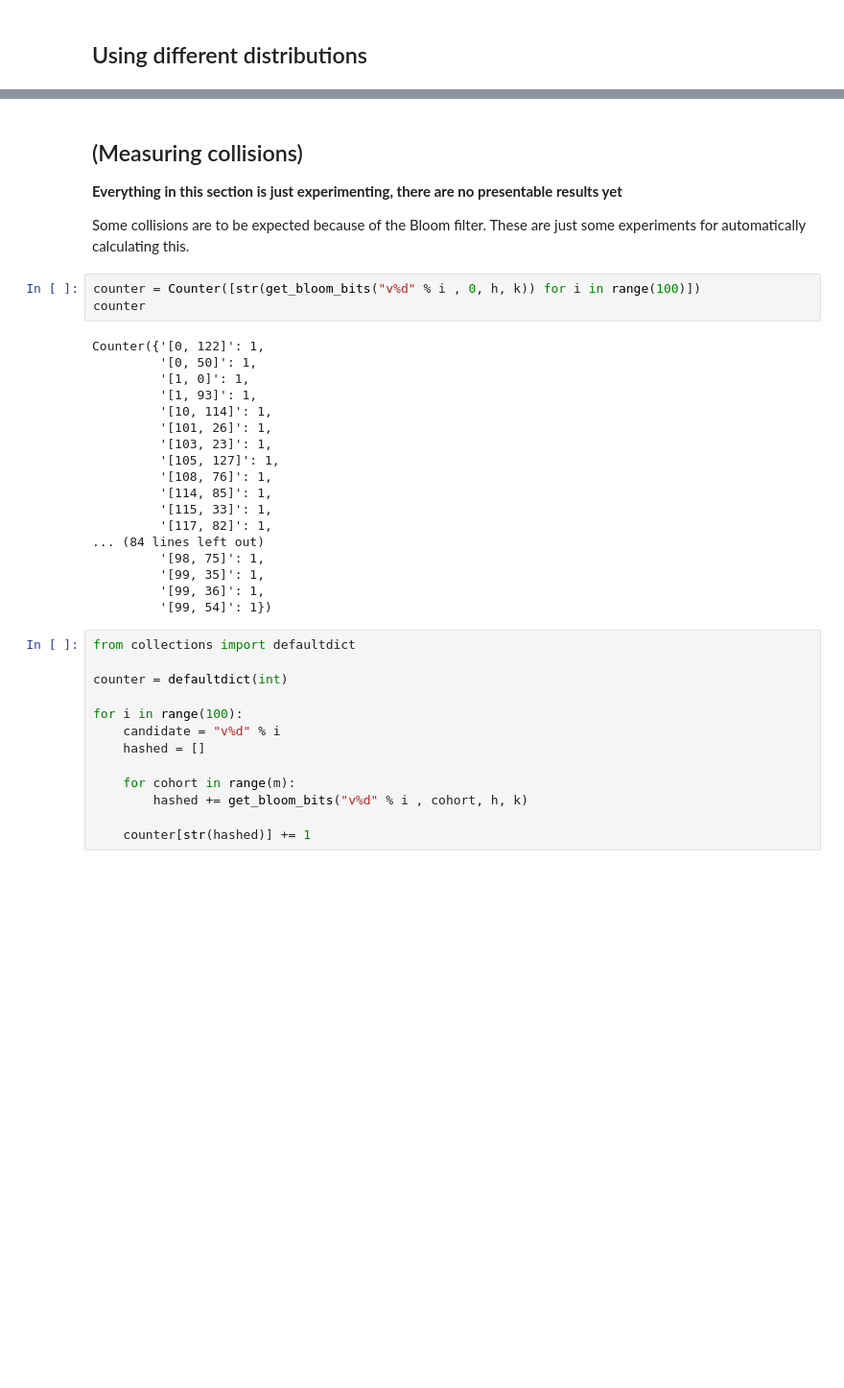
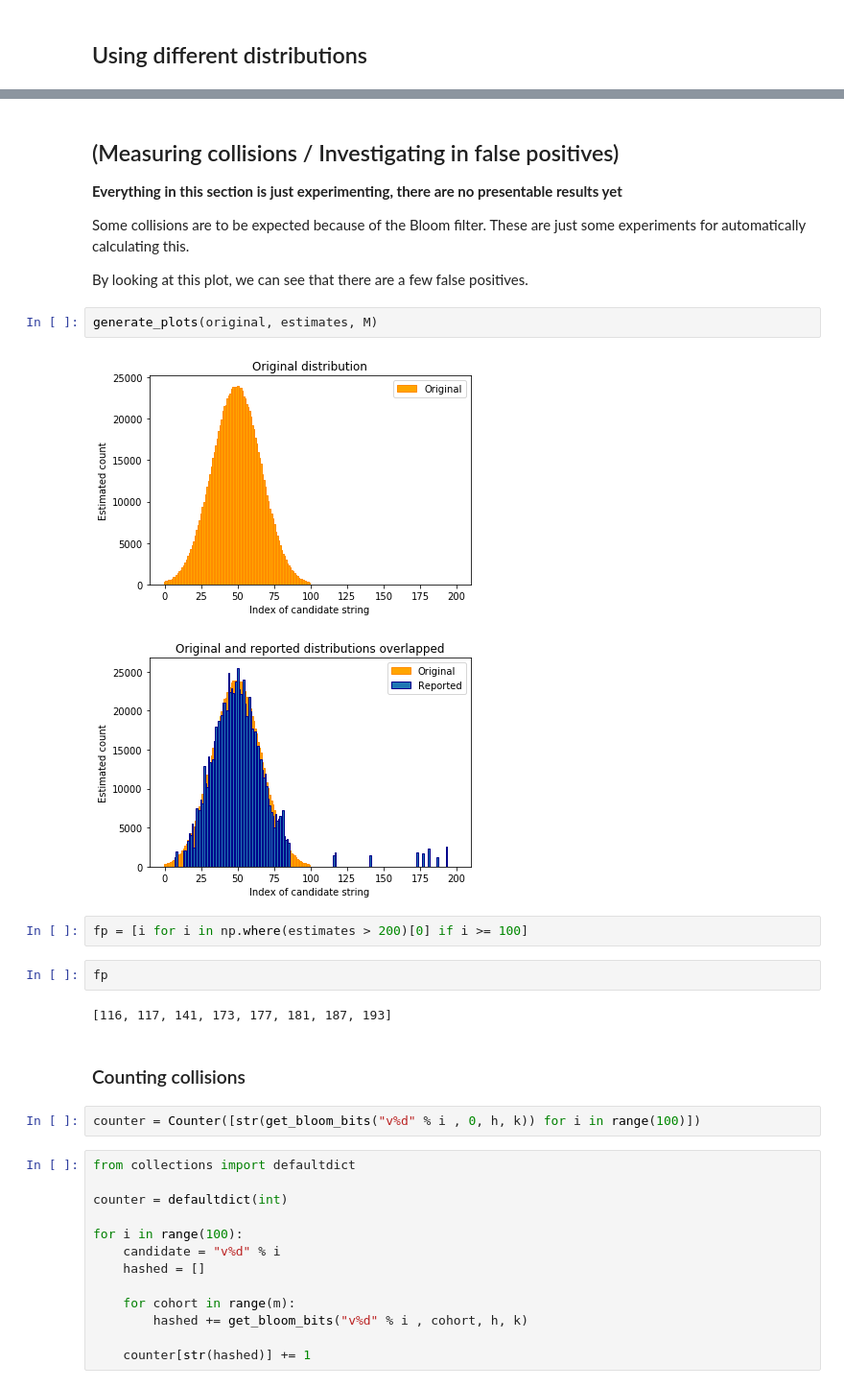
Before and after one commit to mozilla/rappor-aggregator, a Jupyter notebook: RAPPOR.ipynb, the cells around one changed output, grey strips where cells are left out. Shown at 96% size. Saved outputs shown, nothing was run; the diff lists cells and outputs as text; blank space fills up the shorter version.

```diff
--- a/RAPPOR.ipynb
+++ b/RAPPOR.ipynb
@@ -875,32 +875,28 @@ for distribution in distributions:
 [figure]
 ... (33 outputs left out)
 # %% [markdown]
-## (Measuring collisions)
+## (Measuring collisions / Investigating in false positives)
 
 **Everything in this section is just experimenting, there are no presentable results yet**
 
 Some collisions are to be expected because of the Bloom filter. These are just some experiments for automatically calculating this.
+
+By looking at this plot, we can see that there are a few false positives.
+# %%
+generate_plots(original, estimates, M)
+# %% [output]
+[figure, added]
+[figure, added]
+# %%
+fp = [i for i in np.where(estimates > 200)[0] if i >= 100]
+# %%
+fp
+# %% [output]
+[116, 117, 141, 173, 177, 181, 187, 193]
+# %% [markdown]
+### Counting collisions
 # %%
 counter = Counter([str(get_bloom_bits("v%d" % i , 0, h, k)) for i in range(100)])
-counter
-# %% [output]
-Counter({'[0, 122]': 1,
-         '[0, 50]': 1,
-         '[1, 0]': 1,
-         '[1, 93]': 1,
-         '[10, 114]': 1,
-         '[101, 26]': 1,
-         '[103, 23]': 1,
-         '[105, 127]': 1,
-         '[108, 76]': 1,
-         '[114, 85]': 1,
-         '[115, 33]': 1,
-         '[117, 82]': 1,
-... (84 lines left out)
-         '[98, 75]': 1,
-         '[99, 35]': 1,
-         '[99, 36]': 1,
-         '[99, 54]': 1})
 # %%
 from collections import defaultdict
 
```
Also changed, not shown: parts of 12 cells of this notebook.
